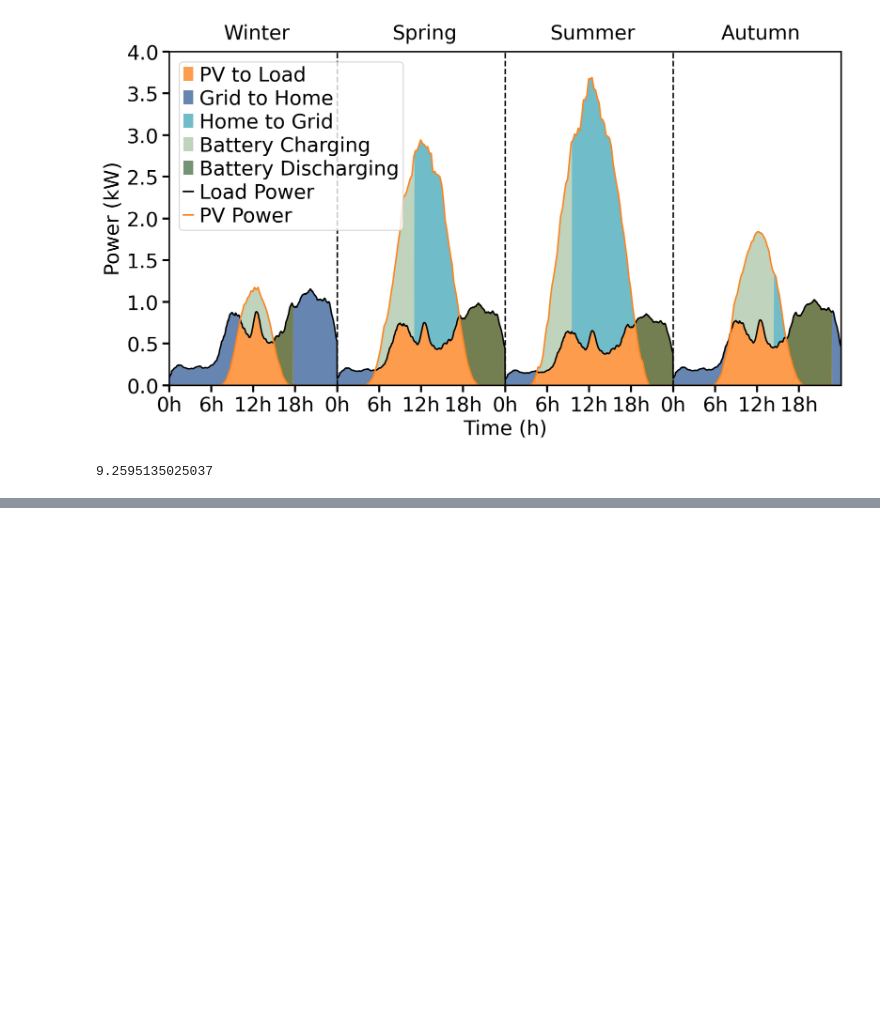
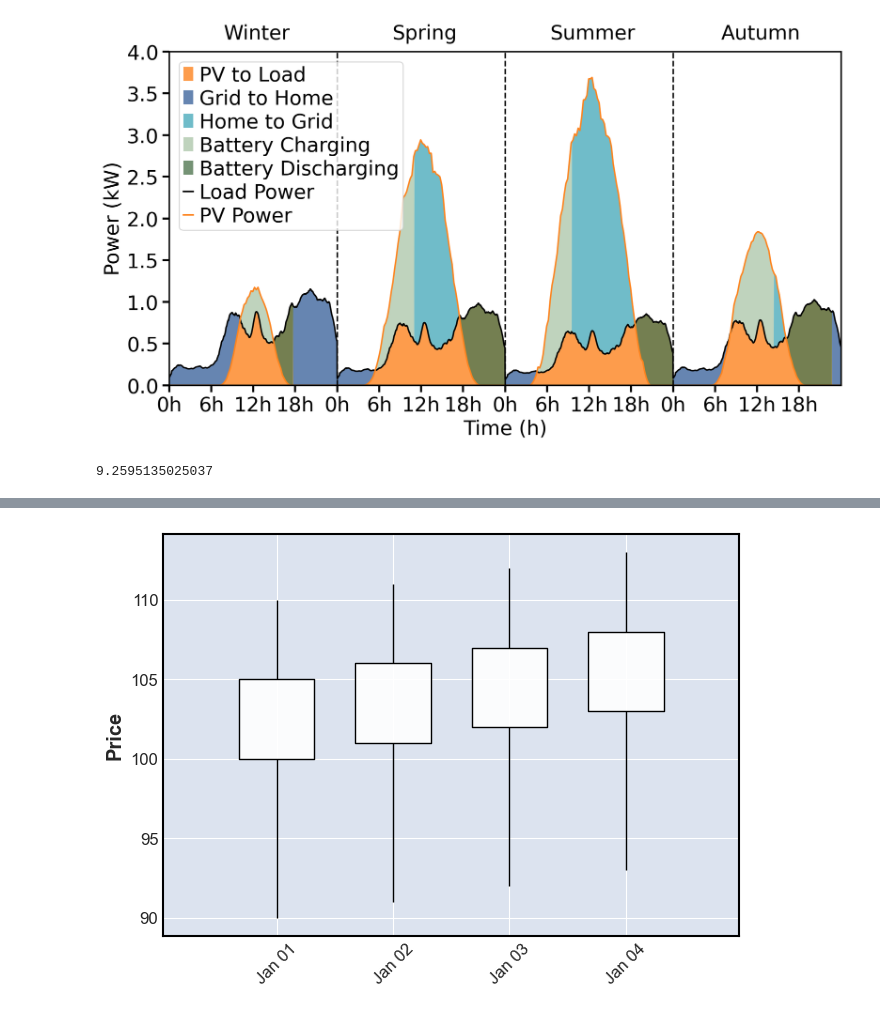
Before and after one commit to Alexisaglar/paper_simulations, a Jupyter notebook: plots.ipynb, the cells around one changed output, grey strips where cells are left out. Drawn from its saved outputs; the diff is of its cells as text; code cells hidden in the pictures; blank space fills up the shorter version.

```diff
--- a/plots.ipynb
+++ b/plots.ipynb
@@ -544,0 +824,25 @@ plt.show()
+# %%
+
+import pandas as pd
+import mplfinance as mpf
+
+# Sample data: Date, Open, High, Low, Close
+data = {
+    'Date': ['2021-01-01', '2021-01-02', '2021-01-03', '2021-01-04'],
+    'Open': [100, 101, 102, 103],
+    'High': [110, 111, 112, 113],
+    'Low': [90, 91, 92, 93],
+    'Close': [105, 106, 107, 108]
+}
+
+# Convert the date column to datetime type
+df = pd.DataFrame(data)
+df['Date'] = pd.to_datetime(df['Date'])
+
+# Set the date as the index
+df.set_index('Date', inplace=True)
+
+# Plotting the candlestick chart
+mpf.plot(df, type='candle')
+# %% [output]
+[figure, added]
```
Also changed, not shown: parts of 4 cells of this notebook, 1 other file.
